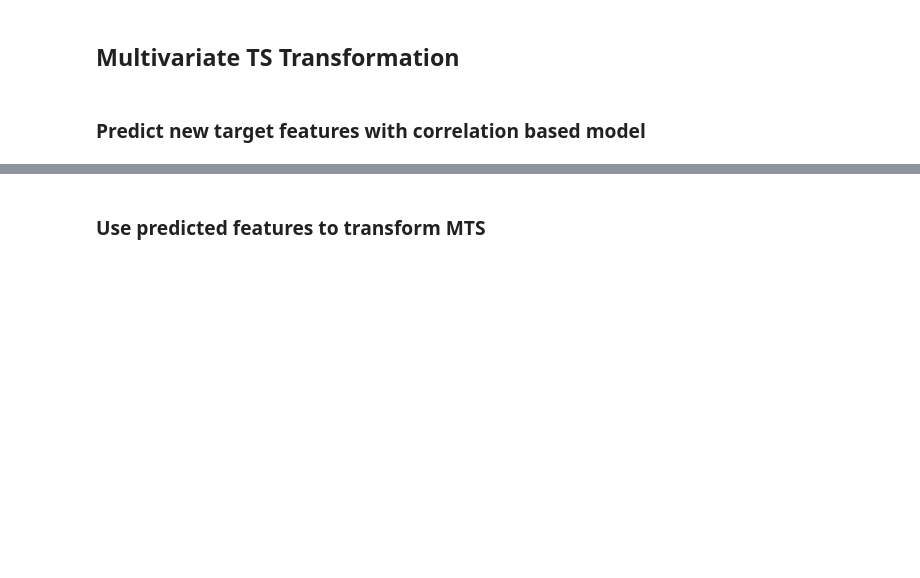
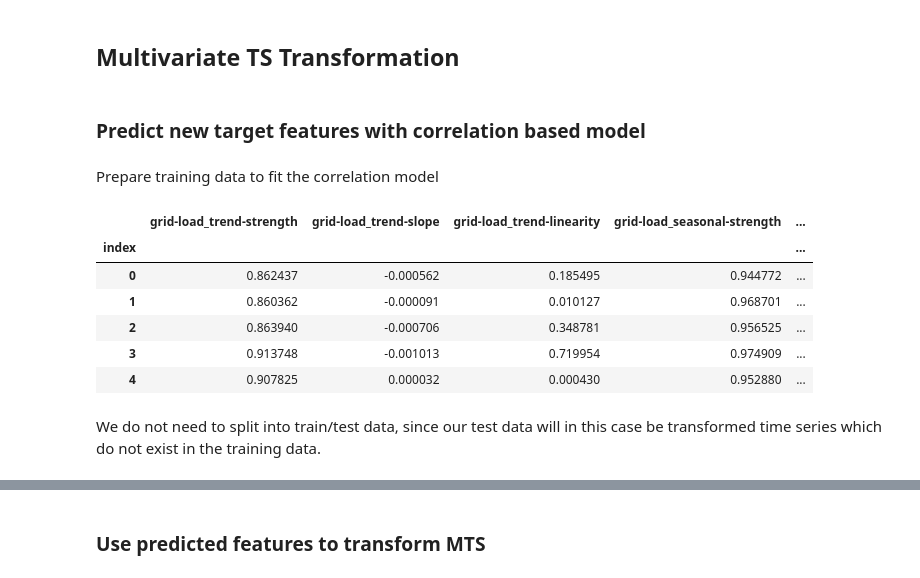
Before and after one commit to Mesterne/BEAST, a Jupyter notebook: notebooks/corr_based_mts_transformations.ipynb, the cells around one changed output, grey strips where cells are left out. Saved outputs shown, nothing was run; the diff lists cells and outputs as text; code cells hidden in the pictures; blank space fills up the shorter version.

Commit message:
Adds predicted target features based on corr model

```diff
--- a/notebooks/corr_based_mts_transformations.ipynb
+++ b/notebooks/corr_based_mts_transformations.ipynb
@@ -151,3 +157,55 @@ from utils.features import (
 )
 # %% [markdown]
 ### Predict new target features with correlation based model
+# %% [markdown]
+Prepare training data to fit the correlation model
+# %%
+mts_features_reshape = features.reshape((features.shape[0], features.shape[1]*features.shape[2]))
+
+ts_indices_to_names = {0: 'grid-load', 1: 'grid-loss', 2: 'grid-temp'}
+
+training_data = []
+for idx in range(features.shape[0]):
+    for ts_idx in range(features.shape[1]):
+        row = {
+            'index': idx,
+            'ts_name': ts_indices_to_names[ts_idx],
+            'trend-strength': features[idx, ts_idx, 0],
+            'trend-slope': features[idx, ts_idx, 1],
+            'trend-linearity': features[idx, ts_idx, 2],
+            'seasonal-strength': features[idx, ts_idx, 3],
+        }
+        training_data.append(row)
+
+df = pd.DataFrame(training_data)
+
+feature_df = df.pivot_table(
+    index='index',
+    columns='ts_name',
+    values=['trend-strength', 'trend-slope', 'trend-linearity',	'seasonal-strength']
+)
+
+feature_df.columns = [f"{ts}_{feature}" for feature, ts in feature_df.columns]
+
+# Extract time series names and their features
+ts_names = df['ts_name'].unique()
+features = ['trend-strength', 'trend-slope', 'trend-linearity',	'seasonal-strength']
+
+
+# Create the ordered column list
+ordered_columns = [f"{ts}_{feature}" for ts in ts_names for feature in features]
+
+# Reorder columns based on the ordered list
+feature_df = feature_df[ordered_columns]
+
+feature_df.head()
+# %% [output]
+|  | grid-load_trend-strength | grid-load_trend-slope | grid-load_trend-linearity | grid-load_seasonal-strength | ... |
+| index |  |  |  |  | ... |
+| 0 | 0.862437 | -0.000562 | 0.185495 | 0.944772 | ... |
+| 1 | 0.860362 | -0.000091 | 0.010127 | 0.968701 | ... |
+| 2 | 0.863940 | -0.000706 | 0.348781 | 0.956525 | ... |
+| 3 | 0.913748 | -0.001013 | 0.719954 | 0.974909 | ... |
+| 4 | 0.907825 | 0.000032 | 0.000430 | 0.952880 | ... |
+# %% [markdown]
+We do not need to split into train/test data, since our test data will in this case be transformed time series which do not exist in the training data.
```
Also changed, not shown: parts of 23 cells of this notebook.
